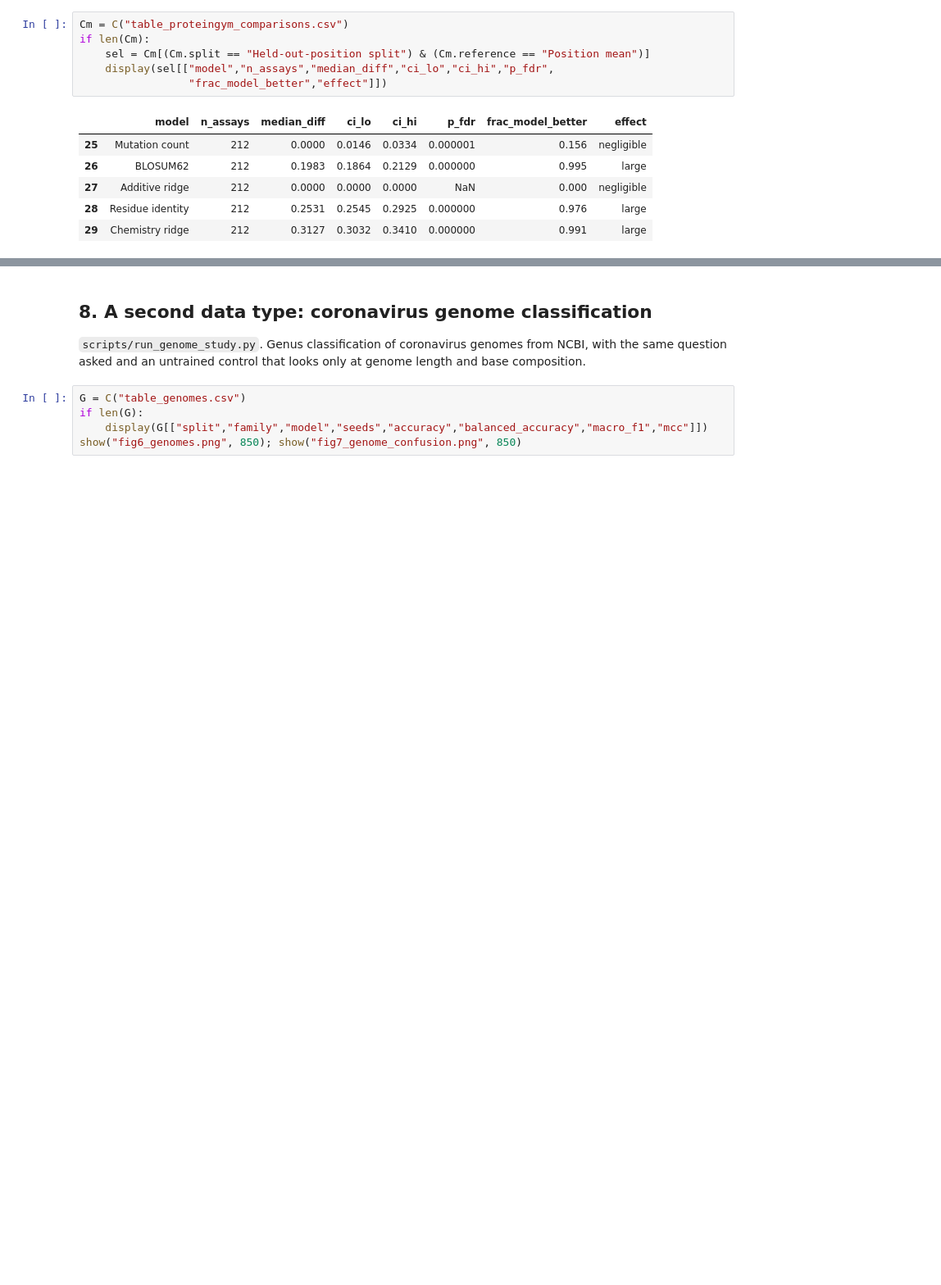
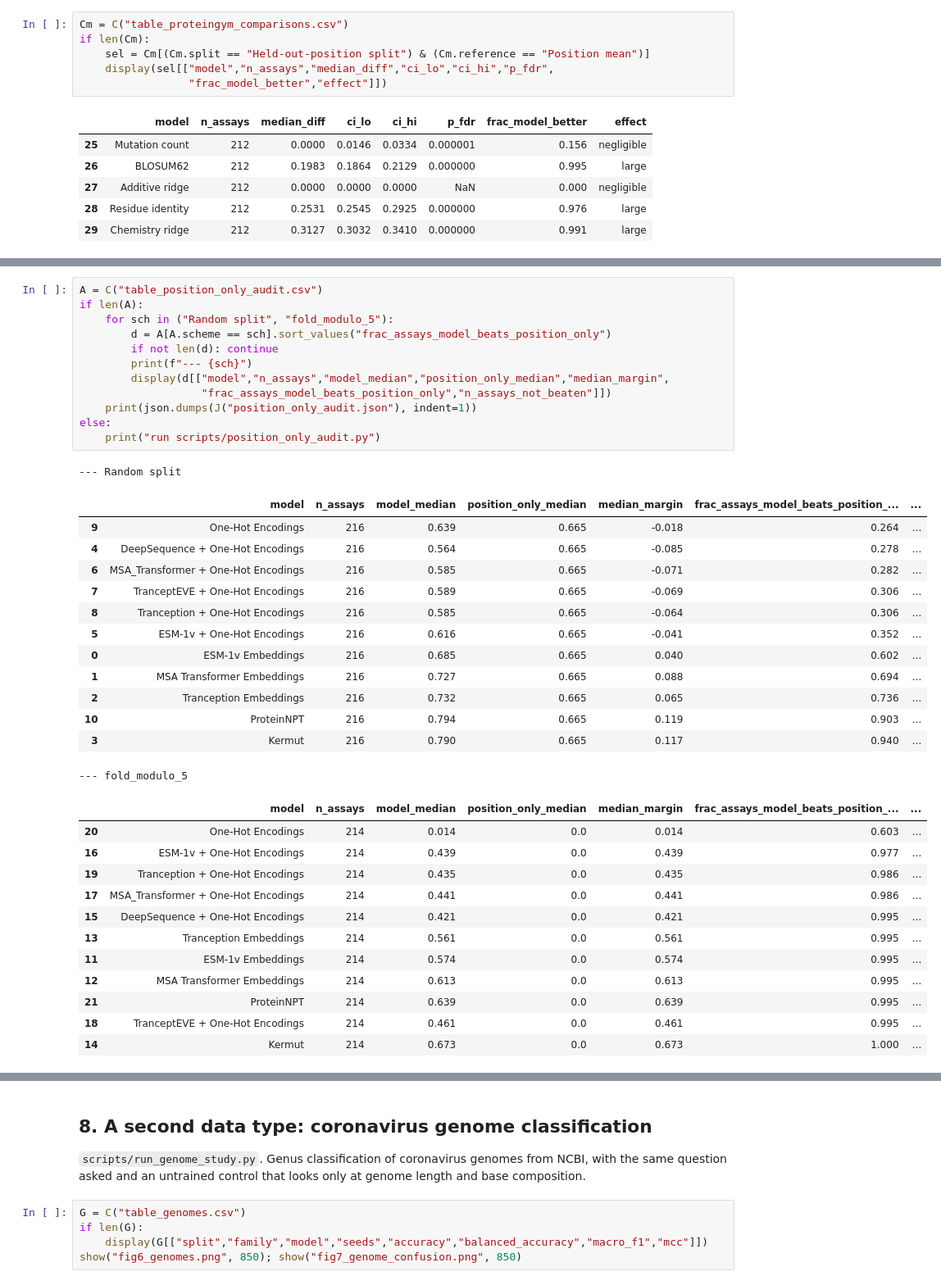
Before and after one commit to isratjahan829/EvoClassNet, a Jupyter notebook: EvoClassNet_report.ipynb, the cells around one changed output, grey strips where cells are left out. Shown at 82% size. Drawn from its saved outputs; the diff is of its cells as text; blank space fills up the shorter version.

```diff
--- a/EvoClassNet_report.ipynb
+++ b/EvoClassNet_report.ipynb
@@ -285,0 +295,39 @@ if len(Cm):
+# %%
+A = C("table_position_only_audit.csv")
+if len(A):
+    for sch in ("Random split", "fold_modulo_5"):
+        d = A[A.scheme == sch].sort_values("frac_assays_model_beats_position_only")
+        if not len(d): continue
+        print(f"--- {sch}")
+        display(d[["model","n_assays","model_median","position_only_median","median_margin",
+                   "frac_assays_model_beats_position_only","n_assays_not_beaten"]])
+    print(json.dumps(J("position_only_audit.json"), indent=1))
+else:
+    print("run scripts/position_only_audit.py")
+# %% [output]
+--- Random split
+|  | model | n_assays | model_median | position_only_median | median_margin | frac_assays_model_beats_position_... | ... |
+| 9 | One-Hot Encodings | 216 | 0.639 | 0.665 | -0.018 | 0.264 | ... |
+| 4 | DeepSequence + One-Hot Encodings | 216 | 0.564 | 0.665 | -0.085 | 0.278 | ... |
+| 6 | MSA_Transformer + One-Hot Encodings | 216 | 0.585 | 0.665 | -0.071 | 0.282 | ... |
+| 7 | TranceptEVE + One-Hot Encodings | 216 | 0.589 | 0.665 | -0.069 | 0.306 | ... |
+| 8 | Tranception + One-Hot Encodings | 216 | 0.585 | 0.665 | -0.064 | 0.306 | ... |
+| 5 | ESM-1v + One-Hot Encodings | 216 | 0.616 | 0.665 | -0.041 | 0.352 | ... |
+| 0 | ESM-1v Embeddings | 216 | 0.685 | 0.665 | 0.040 | 0.602 | ... |
+| 1 | MSA Transformer Embeddings | 216 | 0.727 | 0.665 | 0.088 | 0.694 | ... |
+| 2 | Tranception Embeddings | 216 | 0.732 | 0.665 | 0.065 | 0.736 | ... |
+| 10 | ProteinNPT | 216 | 0.794 | 0.665 | 0.119 | 0.903 | ... |
+| 3 | Kermut | 216 | 0.790 | 0.665 | 0.117 | 0.940 | ... |
+--- fold_modulo_5
+|  | model | n_assays | model_median | position_only_median | median_margin | frac_assays_model_beats_position_... | ... |
+| 20 | One-Hot Encodings | 214 | 0.014 | 0.0 | 0.014 | 0.603 | ... |
+| 16 | ESM-1v + One-Hot Encodings | 214 | 0.439 | 0.0 | 0.439 | 0.977 | ... |
+| 19 | Tranception + One-Hot Encodings | 214 | 0.435 | 0.0 | 0.435 | 0.986 | ... |
+| 17 | MSA_Transformer + One-Hot Encodings | 214 | 0.441 | 0.0 | 0.441 | 0.986 | ... |
+| 15 | DeepSequence + One-Hot Encodings | 214 | 0.421 | 0.0 | 0.421 | 0.995 | ... |
+| 13 | Tranception Embeddings | 214 | 0.561 | 0.0 | 0.561 | 0.995 | ... |
+| 11 | ESM-1v Embeddings | 214 | 0.574 | 0.0 | 0.574 | 0.995 | ... |
+| 12 | MSA Transformer Embeddings | 214 | 0.613 | 0.0 | 0.613 | 0.995 | ... |
+| 21 | ProteinNPT | 214 | 0.639 | 0.0 | 0.639 | 0.995 | ... |
+| 18 | TranceptEVE + One-Hot Encodings | 214 | 0.461 | 0.0 | 0.461 | 0.995 | ... |
+| 14 | Kermut | 214 | 0.673 | 0.0 | 0.673 | 1.000 | ... |
```
Also changed, not shown: parts of 7 cells of this notebook, 1 other file.
